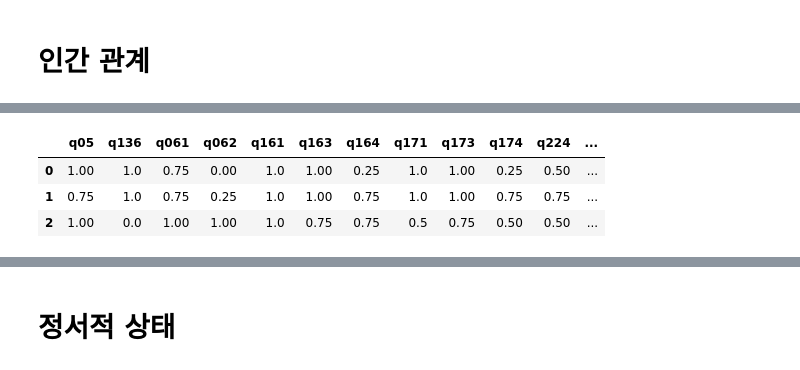
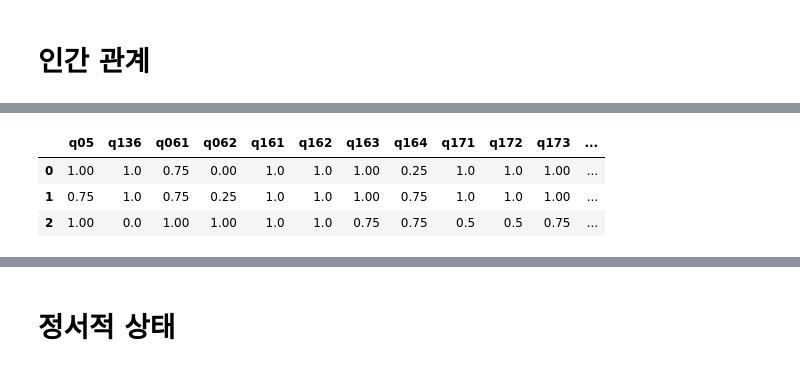
Before and after one commit to HyunsungRyu/education_analysis, a Jupyter notebook: happyindex.ipynb, the cells around one changed output, grey strips where cells are left out. Drawn from its saved outputs; the diff is of its cells as text; code cells hidden in the pictures.

```diff
--- a/happyindex.ipynb
+++ b/happyindex.ipynb
@@ -158,7 +171,7 @@ academic_pressure =~  academic_stress + exam_anxiety
 """
 # %%
 df_edu['wt'] = df['wt']
-observed_vars = ['q071','q072', 'q073','q074', 'q485', 'q486', 'q487', 'q488']
+observed_vars = ['q072', 'q073', 'q485', 'q486', 'q487', 'q488']
 w_cov_df = calculate_covariance(df_edu, observed_vars)
 # %%
 vif_df = compute_vif(df_edu, observed_vars)
@@ -241,6 +252,6 @@ plt.show()
 # %% [markdown]
 # 인간 관계
 # %%
-df_rel = df[['q05', 'q136','q061','q062','q161','q163','q164','q171','q173','q174','q224','q225', 'q132']]
+df_rel = df[['q05', 'q136','q061','q062','q161','q162','q163','q164','q171','q172','q173','q174','q224','q225', 'q132']]
 df_rel.columns
 # %% [output]
@@ -250,14 +272,14 @@ Index(['q05', 'q136', 'q061', 'q062', 'q161', 'q163', 'q164', 'q171', 'q173',
 # %%
-df_rel = not_applicable(df_rel, ['q132', 'q136','q171', 'q161', 'q163', 'q164', 'q173', 'q174', 'q224'])
-df_rel = encoding(df_rel, ['q05', 'q136','q061','q062','q161','q163','q164','q171','q173','q174','q224','q225'], category5_map)
+df_rel = not_applicable(df_rel, ['q132', 'q136','q171','q172','q162', 'q161', 'q163', 'q164', 'q173', 'q174', 'q224'])
+df_rel = encoding(df_rel, ['q05', 'q136','q061','q062','q161','q162','q163','q164','q171','q172','q173','q174','q224','q225'], category5_map)
 df_rel = encoding(df_rel, ['q132'], reverse_category5_map)
 df_rel = pd.DataFrame(scaler.fit_transform(df_rel), columns=df_rel.columns)
 df_rel.head(3)
 # %% [output]
-|  | q05 | q136 | q061 | q062 | q161 | q163 | q164 | q171 | q173 | q174 | q224 | ... |
-| 0 | 1.00 | 1.0 | 0.75 | 0.00 | 1.0 | 1.00 | 0.25 | 1.0 | 1.00 | 0.25 | 0.50 | ... |
-| 1 | 0.75 | 1.0 | 0.75 | 0.25 | 1.0 | 1.00 | 0.75 | 1.0 | 1.00 | 0.75 | 0.75 | ... |
-| 2 | 1.00 | 0.0 | 1.00 | 1.00 | 1.0 | 0.75 | 0.75 | 0.5 | 0.75 | 0.50 | 0.50 | ... |
+|  | q05 | q136 | q061 | q062 | q161 | q162 | q163 | q164 | q171 | q172 | q173 | ... |
+| 0 | 1.00 | 1.0 | 0.75 | 0.00 | 1.0 | 1.0 | 1.00 | 0.25 | 1.0 | 1.0 | 1.00 | ... |
+| 1 | 0.75 | 1.0 | 0.75 | 0.25 | 1.0 | 1.0 | 1.00 | 0.75 | 1.0 | 1.0 | 1.00 | ... |
+| 2 | 1.00 | 0.0 | 1.00 | 1.00 | 1.0 | 1.0 | 0.75 | 0.75 | 0.5 | 0.5 | 0.75 | ... |
 # %%
 model_desc = """
 friend_rel =~ q132 + q136
```
Also changed, not shown: parts of 48 cells of this notebook, 9 other files.
